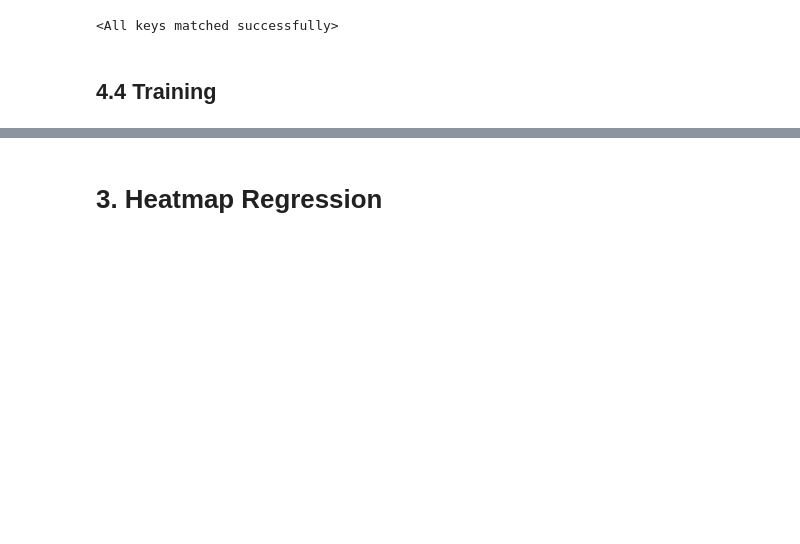
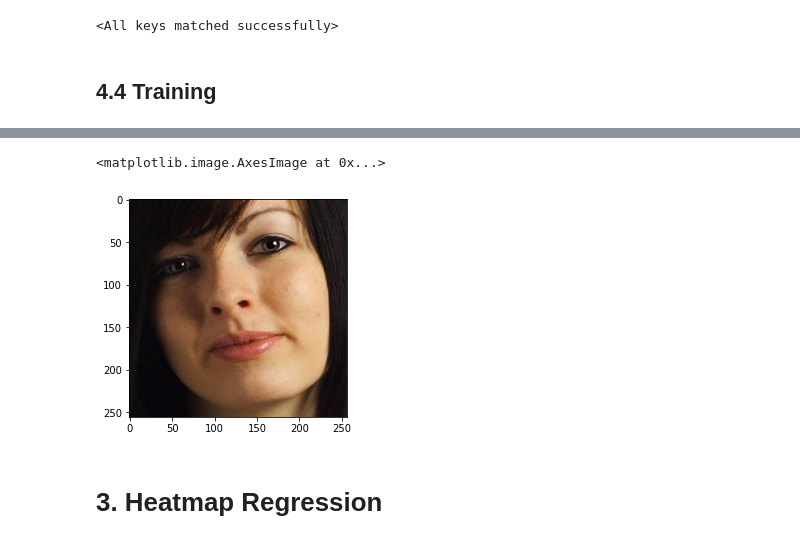
Before and after one commit to Pengchengzhi/Face-Alignment-DRF, a Jupyter notebook: Heatmap_each.ipynb, the cells around one changed output, grey strips where cells are left out. Cells and saved outputs as stored; diff of their text form; code cells hidden in the pictures; blank space fills up the shorter version.

```diff
--- a/Heatmap_each.ipynb
+++ b/Heatmap_each.ipynb
@@ -158,6 +158,20 @@ def phi(cnn_fc):
   out[:,7] = 1-torch.sigmoid(phi2r)
 
   return out
+# %%
+def find_coord(prob_map):
+  # prob_map(200,68*256*256)
+
+  N = prob_map.shape[0]
+  P = 12
+  coord = torch.zeros(N,P*2).to(device)
+  heatmap = prob_map.reshape(N,P,256,256).float()
+  for n in range(N):
+    for p in range(P):
+      c1, c2 = torch.where(heatmap[n,p,:,:]==torch.max(heatmap[n,p,:,:]))
+      coord[n,2*p], coord[n,2*p+1] = c1[0], c2[0]
+
+  return coord
 # %% [markdown]
 ## 4.2 Sample Set
 # %%
@@ -261,2 +352,8 @@ plt.plot(torch.arange(nIters),loss_hist.detach().numpy())
+# %%
+ith = 9
+plt.imshow(img[ith,:,:,:].detach().cpu().permute(1,2,0).int())
+# %% [output]
+<matplotlib.image.AxesImage at 0x...>
+[figure, added]
 # %% [markdown]
 # 3. Heatmap Regression
```
Also changed, not shown: parts of 11 cells of this notebook.
